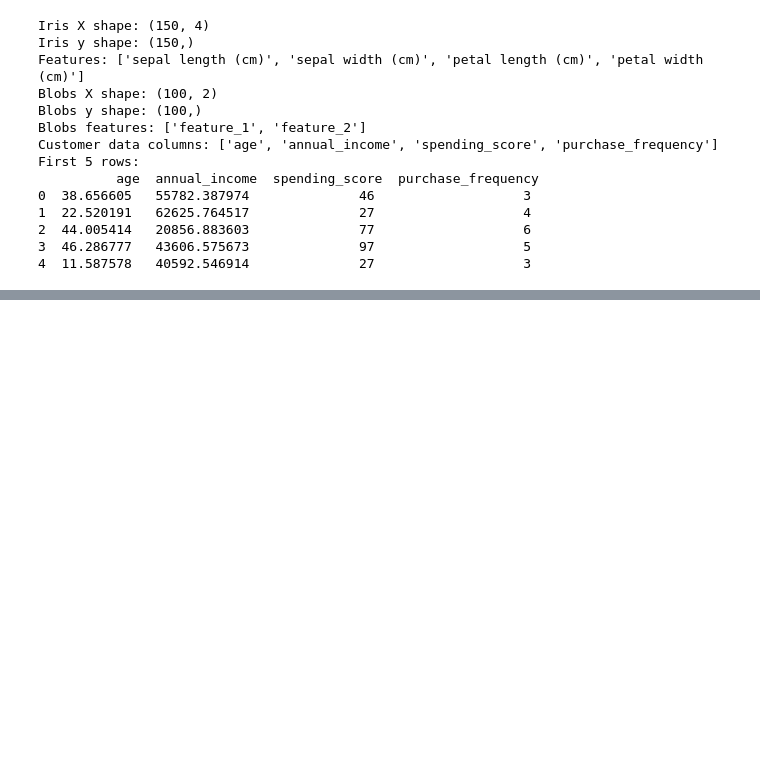
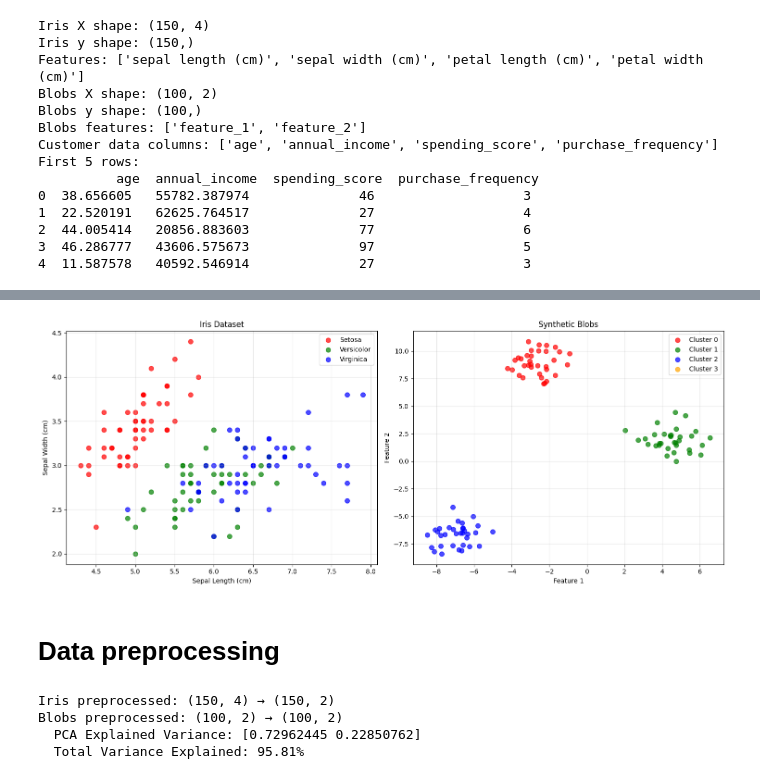
Before and after one commit to sarazhara1/clusterviz-project, a Jupyter notebook: TUTORIAL.ipynb, the cells around one changed output, grey strips where cells are left out. Drawn from its saved outputs; the diff is of its cells as text; code cells hidden in the pictures; blank space fills up the shorter version.

Commit message:
Update tutorial: DBSCAN parameter exploration and preprocessing notes

```diff
--- a/TUTORIAL.ipynb
+++ b/TUTORIAL.ipynb
@@ -1,23 +14,28 @@
 # %%
+import numpy as np
+import matplotlib.pyplot as plt
+from clusterviz.preprocessing import Preprocessor
+from clusterviz.evaluation import Evaluator
 from clusterviz import datasets
 
 # Loading the Iris dataset, which is a classic dataset in machine learning.
 # It contains 150 samples of iris flowers with 4 features each
-X, y, features = datasets.load_iris()
-print("Iris X shape:", X.shape)
-print("Iris y shape:", y.shape)
+X_iris, y_iris, features = datasets.load_iris()
+print("Iris X shape:", X_iris.shape)
+print("Iris y shape:", y_iris.shape)
 print("Features:", features)
 
 
 # A "blobs" dataset is a synthetic dataset used for clustering experiments.
 # Points are generated around specified centers, forming groups (clusters).
 
-Xblob, yblob, fblob = datasets.make_blobs_dataset(n_samples=100, centers=3, n_features=2)
-print("Blobs X shape:", Xblob.shape)
-print("Blobs y shape:", yblob.shape)  # Cluster labels (0,1,2)
+X_blobs, y_blobs, fblob = datasets.make_blobs_dataset(n_samples=100, centers=3, n_features=2)
+print("Blobs X shape:", X_blobs.shape)
+print("Blobs y shape:", y_blobs.shape)
 print("Blobs features:", fblob)
 
-# 3. Loading a synthetic customer data
+# Loading synthetic customer data
+# We will mainly work with the iris and blobs dataset throughout this tutorial
 
 df = datasets.load_customer_data(n_customers=50)
 print("Customer data columns:", df.columns.tolist())
@@ -185,0 +58,61 @@ First 10 labels: [0 0 1 2 1 2 0 0 1 2]
+# %%
+# Visualizing the raw datasets
+fig, (ax1, ax2) = plt.subplots(1, 2, figsize=(15, 6))
+
+# Iris dataset visualization
+iris_colors = ['red', 'green', 'blue']
+iris_labels = ['Setosa', 'Versicolor', 'Virginica']
+
+for i in range(3):
+    mask = y_iris == i
+    ax1.scatter(X_iris[mask, 0], X_iris[mask, 1],
+               c=iris_colors[i], alpha=0.7, label=iris_labels[i], s=50)
+
+ax1.set_xlabel('Sepal Length (cm)')
+ax1.set_ylabel('Sepal Width (cm)')
+ax1.set_title('Iris Dataset')
+ax1.legend()
+ax1.grid(True, alpha=0.3)
+
+# Synthetic blobs visualization
+blob_colors = ['red', 'green', 'blue', 'orange']
+
+for i in range(4):
+    mask = y_blobs == i
+    ax2.scatter(X_blobs[mask, 0], X_blobs[mask, 1],
+               c=blob_colors[i], alpha=0.7, label=f'Cluster {i}', s=50)
+
+ax2.set_xlabel('Feature 1')
+ax2.set_ylabel('Feature 2')
+ax2.set_title('Synthetic Blobs')
+ax2.legend()
+ax2.grid(True, alpha=0.3)
+
+plt.tight_layout()
+plt.show()
+# %% [output]
+[figure, added]
+# %% [markdown]
+# Data preprocessing
+# %%
+# Initializing the preprocessors
+preprocessor_iris = Preprocessor()
+preprocessor_blobs = Preprocessor()
+
+# Preprocessing the data
+X_iris_scaled = preprocessor_iris.fit_transform(X_iris, scale=True, pca_components=2)
+X_blobs_scaled = preprocessor_blobs.fit_transform(X_blobs, scale=True)
+
+print(f"Iris preprocessed: {X_iris.shape} → {X_iris_scaled.shape}")
+print(f"Blobs preprocessed: {X_blobs.shape} → {X_blobs_scaled.shape}")
+
+# Showing explained variance for Iris PCA
+explained_var = preprocessor_iris.get_explained_variance_ratio()
+if explained_var is not None:
+    print(f"  PCA Explained Variance: {explained_var}")
+    print(f"  Total Variance Explained: {explained_var.sum():.2%}")
+# %% [output]
+Iris preprocessed: (150, 4) → (150, 2)
+Blobs preprocessed: (100, 2) → (100, 2)
+  PCA Explained Variance: [0.72962445 0.22850762]
+  Total Variance Explained: 95.81%
```
Also changed, not shown: parts of 13 cells of this notebook.
